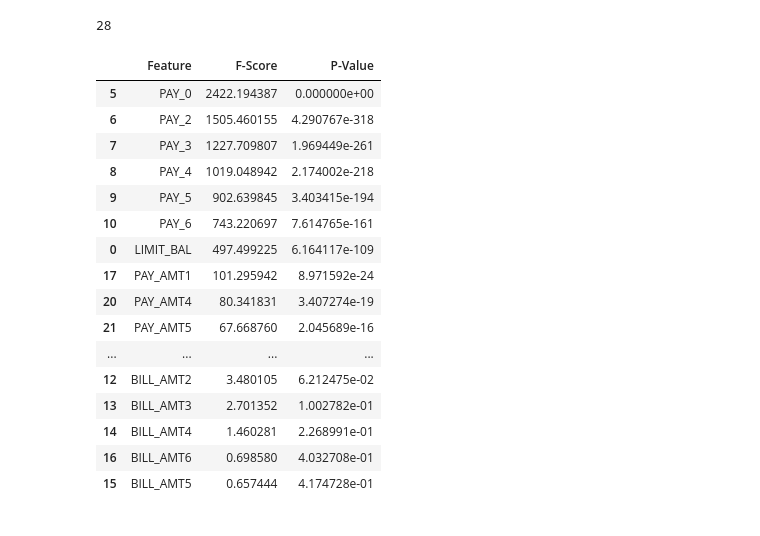
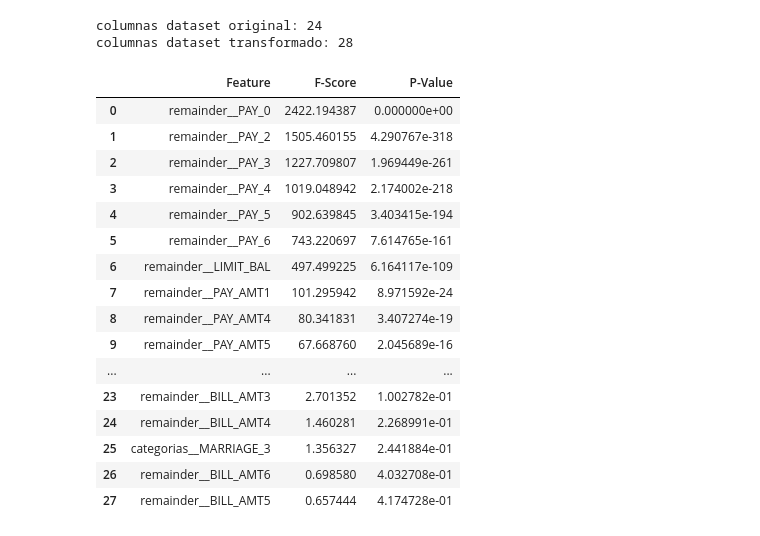
Before and after one commit to 2024-2-analitica-predictiva/20204-2-LAB-02-prediccion-del-default-usando-logreg-Felipe-Arikpa, a Jupyter notebook: homework/notebook.ipynb, the cells around one changed output. Cells and saved outputs as stored; diff of their text form; code cells hidden in the pictures.

```diff
--- a/homework/notebook.ipynb
+++ b/homework/notebook.ipynb
@@ -71,21 +89,21 @@ from sklearn.feature_selection import SelectKBest, f_classif
 from sklearn.linear_model import LogisticRegression
 from sklearn.pipeline import Pipeline
 # %%
-categorical_features = ['SEX', 'EDUCATION', 'MARRIAGE']
+categorical_features = x_train.select_dtypes(include='category').columns.to_list()
 
-columns_trans = ColumnTransformer(
+column_transformer = ColumnTransformer(
     transformers = [
-        ('categorias', OneHotEncoder(drop='if_binary'), categorical_features)
+        ('categorias', OneHotEncoder(drop='if_binary', handle_unknown='infrequent_if_exist', sparse_output=False), categorical_features)
     ],
     remainder=MinMaxScaler()
 )
 
-k_best_selector = SelectKBest(score_func=f_classif)
-
-pipeline = Pipeline(
+pipe = Pipeline(
     [
-        ('preprocessor', columns_trans),
-        ('feature_selection', k_best_selector),
-        ('classifier', LogisticRegression(penalty='l2', n_jobs=-1, random_state=666, max_iter=7000))
+        ('preprocessor', column_transformer),
+        ('feature_selection', SelectKBest(score_func=f_classif, k='all')),
+        ('classifier', LogisticRegression(n_jobs=-1, random_state=666, max_iter=7000))
     ]
 )
+
+pipe.fit(x_train, y_train)
@@ -92,41 +182,41 @@ pipeline = Pipeline(
 # %%
-import pandas as pd
+columns_transformer = pipe.named_steps['preprocessor']
 
-x_transformed = columns_trans.fit_transform(x_train)
+x_transformed = columns_transformer.transform(x_train)
+x_transformed = pd.DataFrame(x_transformed, columns=columns_transformer.get_feature_names_out())
 
-x_transformed = pd.DataFrame(x_transformed, columns=columns_trans.get_feature_names_out())
-len(x_transformed.columns)
+print('columnas dataset original:', len(train.columns))
+print('columnas dataset transformado:', len(x_transformed.columns))
 # %% [output]
-28
+columnas dataset original: 24
+columnas dataset transformado: 28
 # %%
-k_best_selector.fit(x_train, y_train)
-
-feature_names = x_train.columns
+k_best = pipe.named_steps['feature_selection']
 
 scores = pd.DataFrame({
-    'Feature': feature_names,
-    'F-Score': k_best_selector.scores_,
-    'P-Value': k_best_selector.pvalues_
+    'Feature': columns_transformer.get_feature_names_out(),
+    'F-Score': k_best.scores_,
+    'P-Value': k_best.pvalues_
 })
 
-scores = scores.sort_values(by='F-Score', ascending=False)
+scores = scores.sort_values(by='F-Score', ascending=False).reset_index(drop=True)
 scores
 # %% [output]
 |  | Feature | F-Score | P-Value |
-| 5 | PAY_0 | 2422.194387 | 0.000000e+00 |
-| 6 | PAY_2 | 1505.460155 | 4.290767e-318 |
-| 7 | PAY_3 | 1227.709807 | 1.969449e-261 |
-| 8 | PAY_4 | 1019.048942 | 2.174002e-218 |
-| 9 | PAY_5 | 902.639845 | 3.403415e-194 |
-| 10 | PAY_6 | 743.220697 | 7.614765e-161 |
-| 0 | LIMIT_BAL | 497.499225 | 6.164117e-109 |
-| 17 | PAY_AMT1 | 101.295942 | 8.971592e-24 |
-| 20 | PAY_AMT4 | 80.341831 | 3.407274e-19 |
-| 21 | PAY_AMT5 | 67.668760 | 2.045689e-16 |
+| 0 | remainder__PAY_0 | 2422.194387 | 0.000000e+00 |
+| 1 | remainder__PAY_2 | 1505.460155 | 4.290767e-318 |
+| 2 | remainder__PAY_3 | 1227.709807 | 1.969449e-261 |
+| 3 | remainder__PAY_4 | 1019.048942 | 2.174002e-218 |
+| 4 | remainder__PAY_5 | 902.639845 | 3.403415e-194 |
+| 5 | remainder__PAY_6 | 743.220697 | 7.614765e-161 |
+| 6 | remainder__LIMIT_BAL | 497.499225 | 6.164117e-109 |
+| 7 | remainder__PAY_AMT1 | 101.295942 | 8.971592e-24 |
+| 8 | remainder__PAY_AMT4 | 80.341831 | 3.407274e-19 |
+| 9 | remainder__PAY_AMT5 | 67.668760 | 2.045689e-16 |
 | ... | ... | ... | ... |
-| 12 | BILL_AMT2 | 3.480105 | 6.212475e-02 |
-| 13 | BILL_AMT3 | 2.701352 | 1.002782e-01 |
-| 14 | BILL_AMT4 | 1.460281 | 2.268991e-01 |
-| 16 | BILL_AMT6 | 0.698580 | 4.032708e-01 |
-| 15 | BILL_AMT5 | 0.657444 | 4.174728e-01 |
+| 23 | remainder__BILL_AMT3 | 2.701352 | 1.002782e-01 |
+| 24 | remainder__BILL_AMT4 | 1.460281 | 2.268991e-01 |
+| 25 | categorias__MARRIAGE_3 | 1.356327 | 2.441884e-01 |
+| 26 | remainder__BILL_AMT6 | 0.698580 | 4.032708e-01 |
+| 27 | remainder__BILL_AMT5 | 0.657444 | 4.174728e-01 |
 # %%
```
Also changed, not shown: parts of 12 cells of this notebook, 1 other file.
